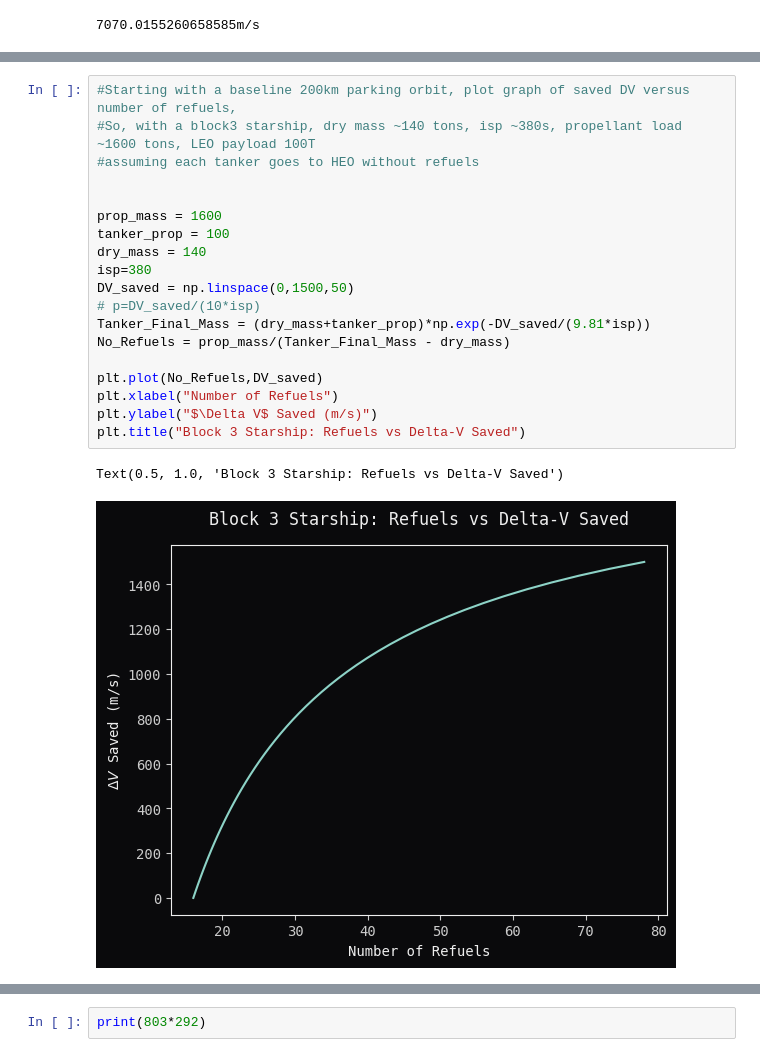
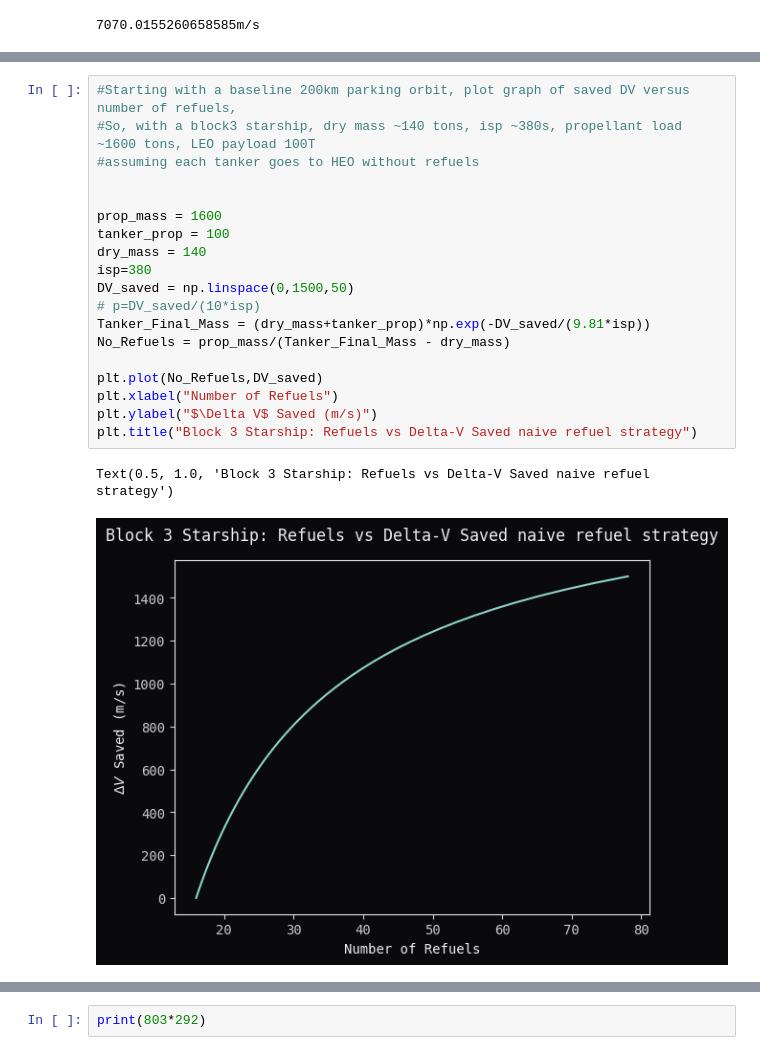
Before and after one commit to jackSN8/orbits.js, a Jupyter notebook: starship_science_graphs.ipynb, the cells around one changed output, grey strips where cells are left out. Saved outputs shown, nothing was run; the diff lists cells and outputs as text.

```diff
--- a/starship_science_graphs.ipynb
+++ b/starship_science_graphs.ipynb
@@ -327,25 +327,25 @@ plt.show()
 # %%
 #Starting with a baseline 200km parking orbit, plot graph of saved DV versus number of refuels,
 #So, with a block3 starship, dry mass ~140 tons, isp ~380s, propellant load ~1600 tons, LEO payload 100T
 #assuming each tanker goes to HEO without refuels
 
 
 prop_mass = 1600
 tanker_prop = 100
 dry_mass = 140
 isp=380
 DV_saved = np.linspace(0,1500,50)
 # p=DV_saved/(10*isp)
 Tanker_Final_Mass = (dry_mass+tanker_prop)*np.exp(-DV_saved/(9.81*isp))
 No_Refuels = prop_mass/(Tanker_Final_Mass - dry_mass)
 
 plt.plot(No_Refuels,DV_saved)
 plt.xlabel("Number of Refuels")
 plt.ylabel("$\Delta V$ Saved (m/s)")
-plt.title("Block 3 Starship: Refuels vs Delta-V Saved")
+plt.title("Block 3 Starship: Refuels vs Delta-V Saved naive refuel strategy")
 # %% [output]
-Text(0.5, 1.0, 'Block 3 Starship: Refuels vs Delta-V Saved')
+Text(0.5, 1.0, 'Block 3 Starship: Refuels vs Delta-V Saved naive refuel strategy')
-[figure, old version]
+[figure, new version]
 # %%
 from matplotlib.ticker import MaxNLocator
 
```
Also changed, not shown: parts of 3 cells of this notebook, 4 other files.
